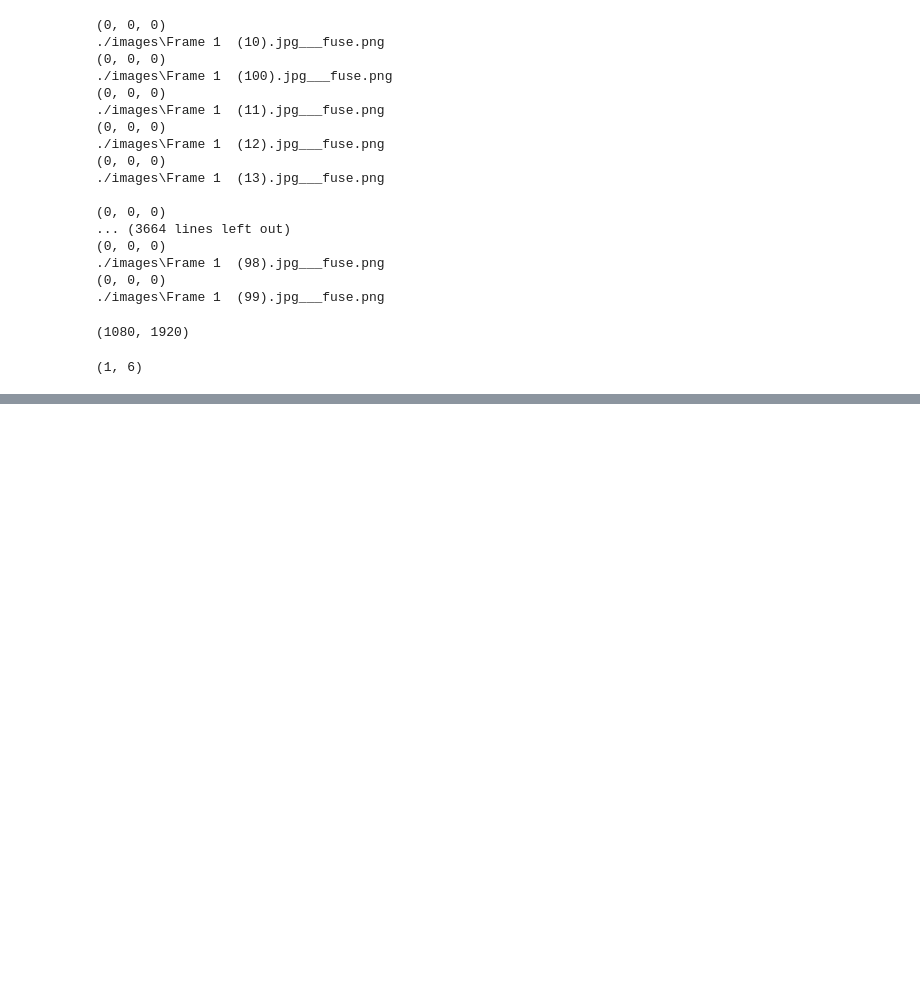
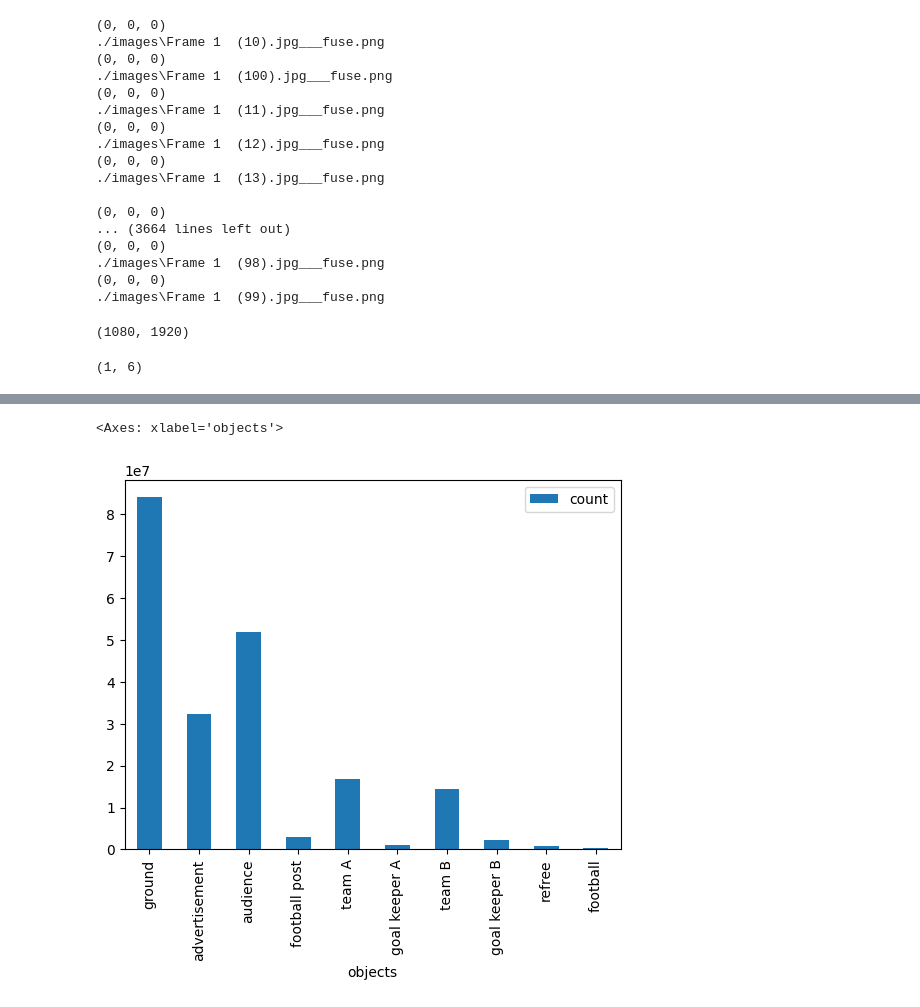
Before and after one commit to riderman10000/segmentation-exp, a Jupyter notebook: data_analysis.ipynb, the cells around one changed output, grey strips where cells are left out. Saved outputs shown, nothing was run; the diff lists cells and outputs as text; code cells hidden in the pictures; blank space fills up the shorter version.

Commit message:
added the data analysis part

```diff
--- a/data_analysis.ipynb
+++ b/data_analysis.ipynb
@@ -248,0 +260,4 @@ a.min(), a.max()
+# %%
+a = np.hstack(h_stack)
+# %%
+a = a.reshape(-1)
@@ -248,0 +268,29 @@ a.min(), a.max()
+# %%
+color_dict = {
+    0:0,
+    1:0,
+    2:0,
+    3:0,
+    4:0,
+    5:0,
+    6:0,
+    7:0,
+    8:0,
+    9:0,
+}
+class_object_mapping = {
+    0 :  "ground",
+    1 :  "advertisement",
+    2 :  "audience",
+    3 :  "football post",
+    4 :  "team A", # orange | goal keeper in green of MU
+    5 :  "goal keeper A", # green of MU keeper
+    6 :  "team B", # yellow | goal keeper in yellow of RMA
+    7 :  "goal keeper B", # in yellow of RMA
+    8 :  "refree", # pink
+    9 :  "football",
+}
+
+for key, value in color_dict.items():
+    color_dict[key] = len(a[a == key])
+    print(f"Class {class_object_mapping[key]} : {(color_dict[key] / len(a) * 100):.3f}%")
@@ -248,0 +321,3 @@ a.min(), a.max()
+# %%
+import pandas as pd
+colors_df = pd.DataFrame({'objects' : class_object_mapping, 'count': color_dict})
@@ -248,0 +338,5 @@ a.min(), a.max()
+# %%
+colors_df.plot.bar(x='objects', y='count')
+# %% [output]
+<Axes: xlabel='objects'>
+[figure, added]
```
Also changed, not shown: parts of 10 cells of this notebook.
